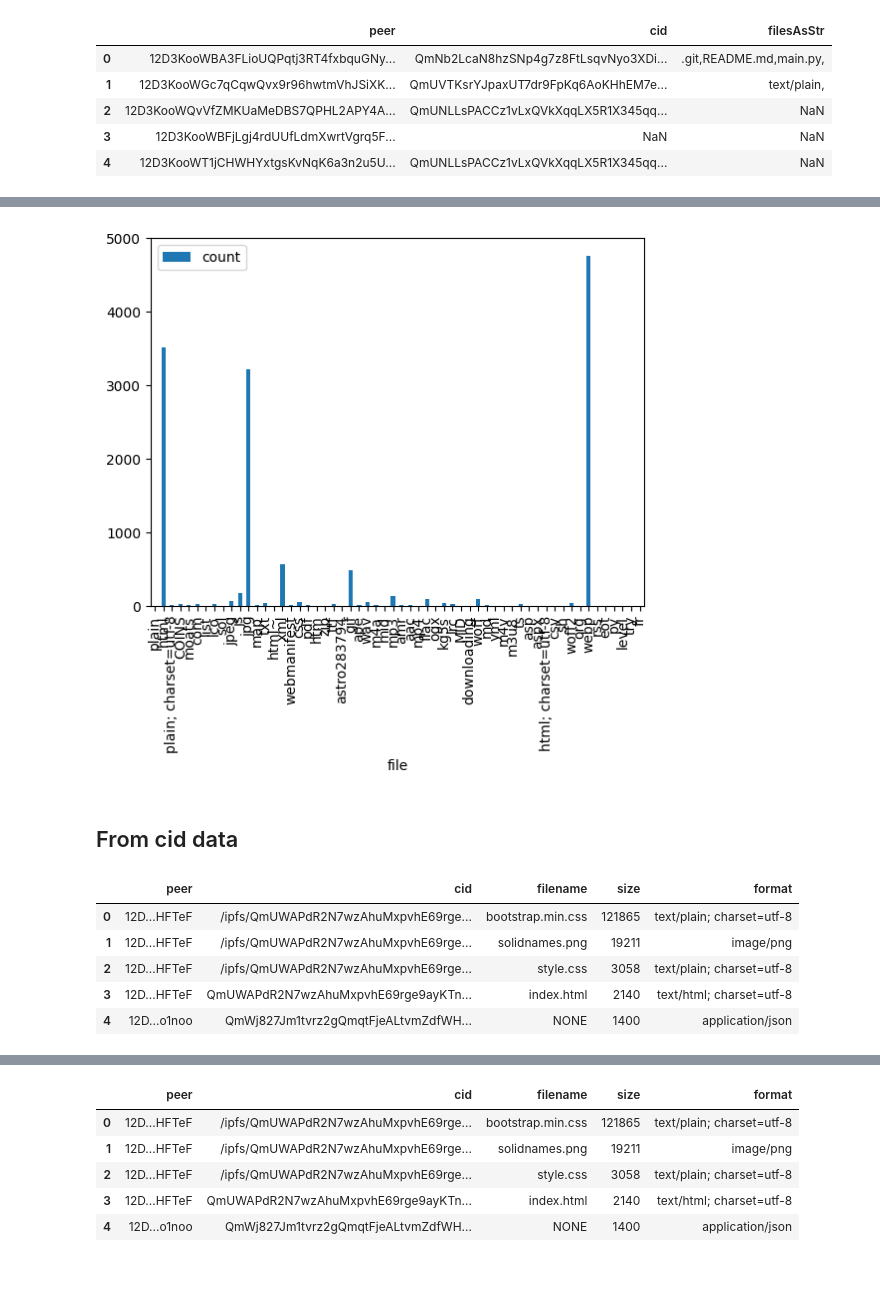
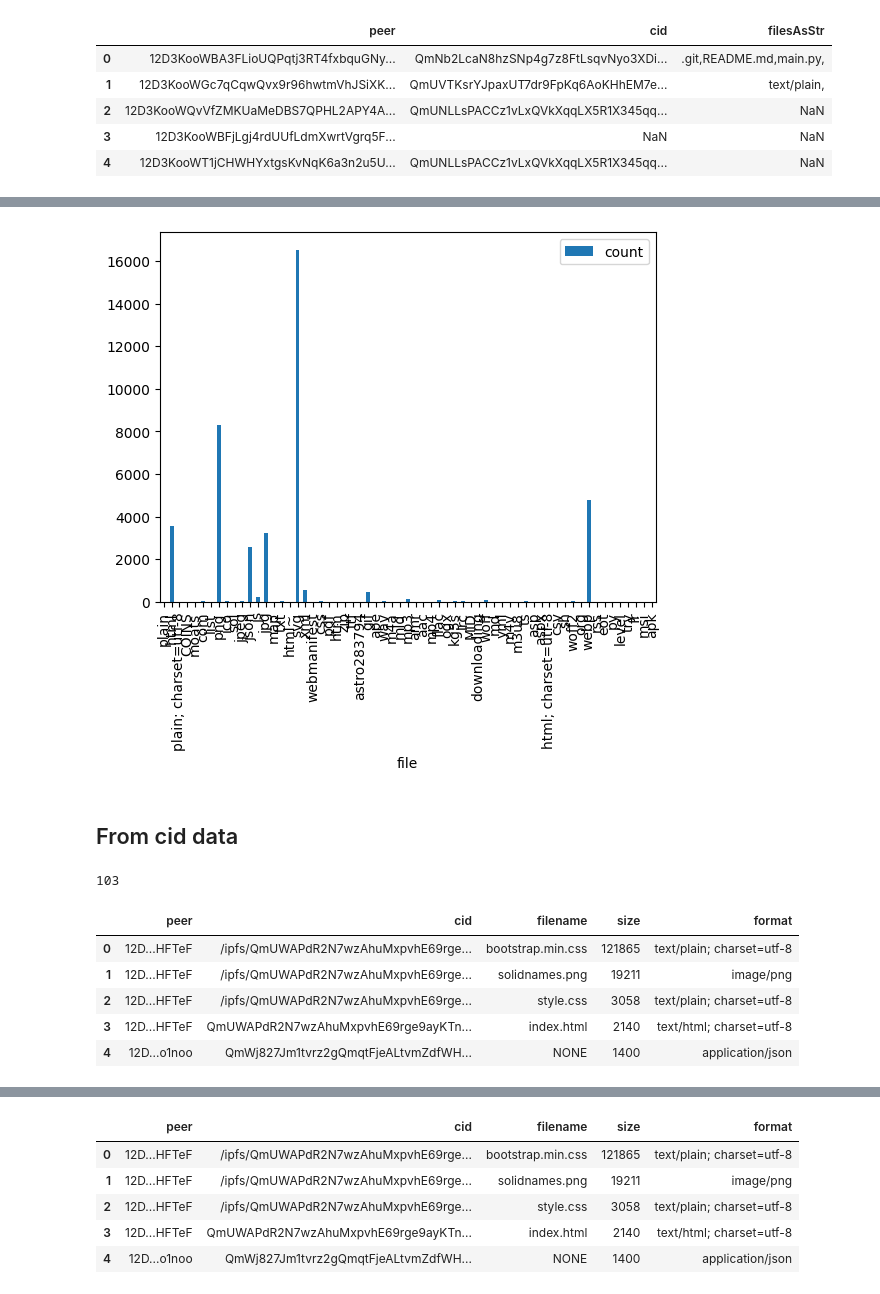
Before and after one commit to AxelGard/seek-ipns, a Jupyter notebook: playground/peer_data.ipynb, the cells around one changed output, grey strips where cells are left out. Drawn from its saved outputs; the diff is of its cells as text; code cells hidden in the pictures.

```diff
--- a/playground/peer_data.ipynb
+++ b/playground/peer_data.ipynb
@@ -24,32 +24,32 @@ total
 # %%
 from collections import defaultdict
 files = list(df["filesAsStr"][df["filesAsStr"].notnull()].values)
 types_of_files = defaultdict(int)
 for file in files:
     if "," in file:
         for f in file.split(","):
             if "." in f:
                 types_of_files[f.split(".")[-1]]+=1
             elif "/" in f:
                 types_of_files[f.split("/")[1]]+=1
     else:
         types_of_files[file] +=1
-del types_of_files["png"]
-del types_of_files["svg"]
-del types_of_files["json"]
+#del types_of_files["png"]
+#del types_of_files["svg"]
+#del types_of_files["json"]
 temp = {
     "file":[],
     "count":[]
 }
 for k,v in types_of_files.items():
     temp["file"].append(k)
     temp["count"].append(v)
 types_of_files = dict(types_of_files)
 pd.DataFrame(temp).set_index("file").plot.bar()
 if SAVE:
     plt.savefig(SAVE_PATH+"format_count.png")
 # %% [output]
-[figure, old version]
+[figure, new version]
 # %%
 df_cids = df.dropna(subset=["cid"])
 df_cids[~df_cids['cid'].duplicated(keep=False)]["peer"].to_clipboard()
@@ -58,11 +58,15 @@ df_cids[~df_cids['cid'].duplicated(keep=False)]["peer"].to_clipboard()
 # %%
 import pandas as pd
 df = pd.read_csv("../cid_data.csv")
+df = df[df["peer"] != MY_PEERID]
+df = df[df["peer"] != EMPTY_CID]
 df["peer"] = df["peer"].apply(lambda p: p[:3] + '...' + p[-5:])
 df = df.drop_duplicates()
 df = df.reset_index(drop=True)
+print(len(df["peer"].unique()))
 df.head()
 # %% [output]
+103
 |  | peer | cid | filename | size | format |
 | 0 | 12D...HFTeF | /ipfs/QmUWAPdR2N7wzAhuMxpvhE69rge... | bootstrap.min.css | 121865 | text/plain; charset=utf-8 |
 | 1 | 12D...HFTeF | /ipfs/QmUWAPdR2N7wzAhuMxpvhE69rge... | solidnames.png | 19211 | image/png |
```
Also changed, not shown: parts of 17 cells of this notebook, 10 other files.
